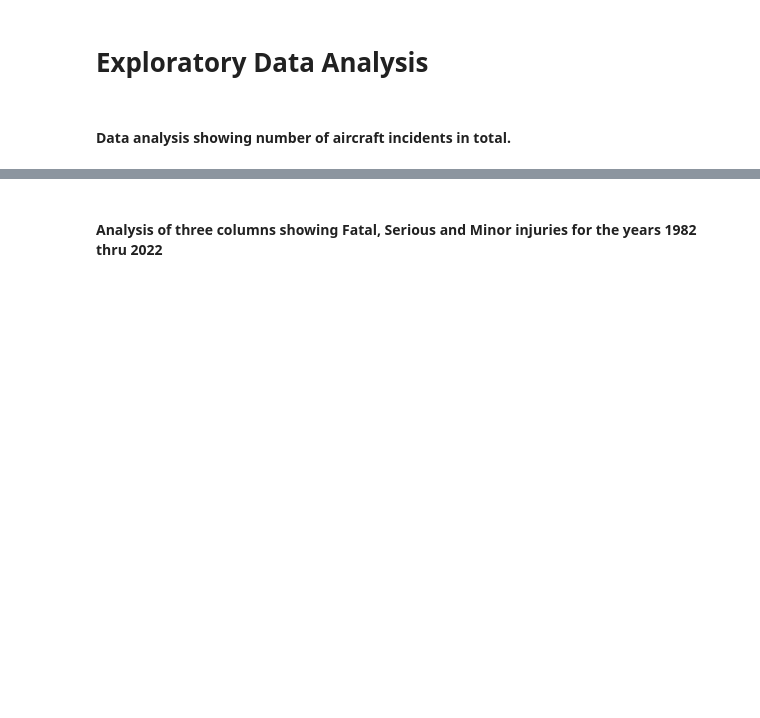
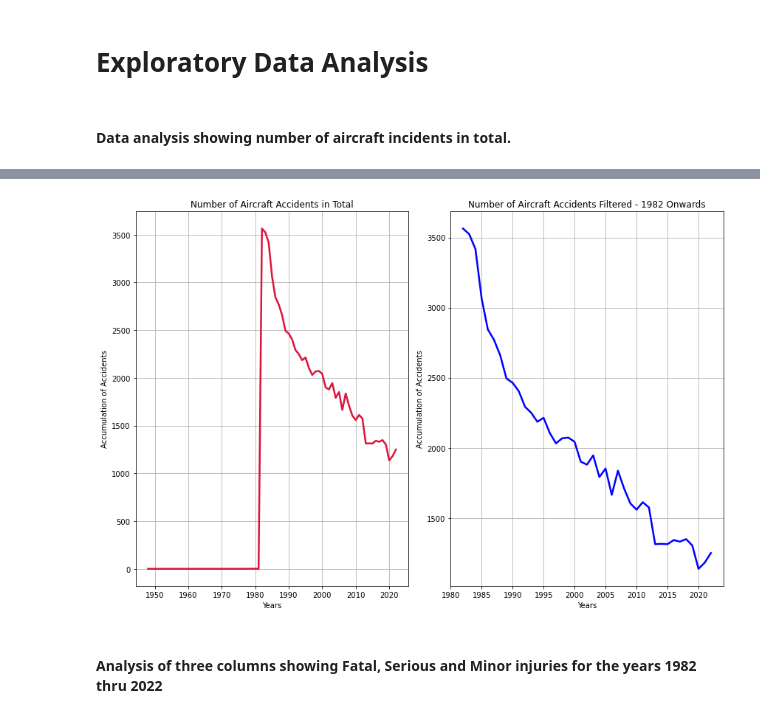
Before and after one commit to dbvimpec/Aviation_Business_Analysis, a Jupyter notebook: notebook.ipynb, the cells around one changed output, grey strips where cells are left out. Cells and saved outputs as stored; diff of their text form; code cells hidden in the pictures; blank space fills up the shorter version.

```diff
--- a/notebook.ipynb
+++ b/notebook.ipynb
@@ -321,3 +276,56 @@ plt.show()
+# %%
+def plot_accident_trends(accident_data_dict, figsize=(12, 8)):
+
+    """
+    Plots two accident trend line graphs side-by-side
+
+    Parameters
+    - keys = plot title
+    - values accident counts by year
+    """
+
+    fig, axes = plt.subplots(nrows=1, ncols=len(accident_data_dict), figsize=figsize)
+
+    # Ensures axes is always iterable
+    if len(accident_data_dict) == 1:
+        axes = [axes]
+
+    # Color list for each subplot (crimson for the 1st, blue for the 2nd)
+    colors = ['crimson', 'blue']
+
+    for i, (ax,(title, data)) in enumerate(zip(axes, accident_data_dict.items())):
+        ax.plot(
+            data.index,
+            data.values,
+            linestyle='-',
+            linewidth=2.5,
+            color=colors[i] if i < len(colors) else 'black'
+        )
+        ax.set_title(title)
+        ax.set_xlabel("Years")
+        ax.set_ylabel("Accumulation of Accidents")
+        ax.grid(True)
+        ax.tick_params(axis='x', rotation=0)
+
+    plt.tight_layout()
+    plt.show()
+
+# Preparing data
+df_1982_filter = df[df['Years'] >= 1982]
+accident_counts_filter = df_1982_filter['Years'].value_counts().sort_index()
+accident_counts_total = df['Years'].value_counts().sort_index()
+
+# Dictionary with titles and data
+accident_data = {
+    "Number of Aircraft Accidents in Total": accident_counts_total,
+    "Number of Aircraft Accidents Filtered - 1982 Onwards": accident_counts_filter
+}
+
+# Call the function
+
+plot_accident_trends(accident_data)
+# %% [output]
+[figure, added]
 # %% [markdown]
 #### Analysis of three columns showing Fatal, Serious and Minor injuries for the years 1982 thru 2022
 # %%
```
Also changed, not shown: parts of 8 cells of this notebook, 4 other files.
